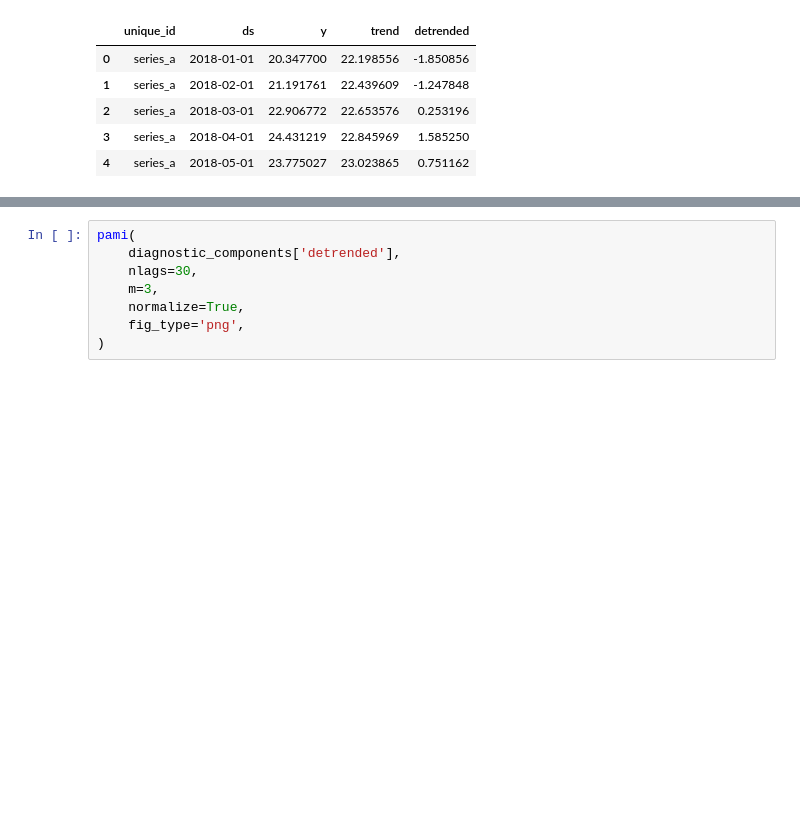
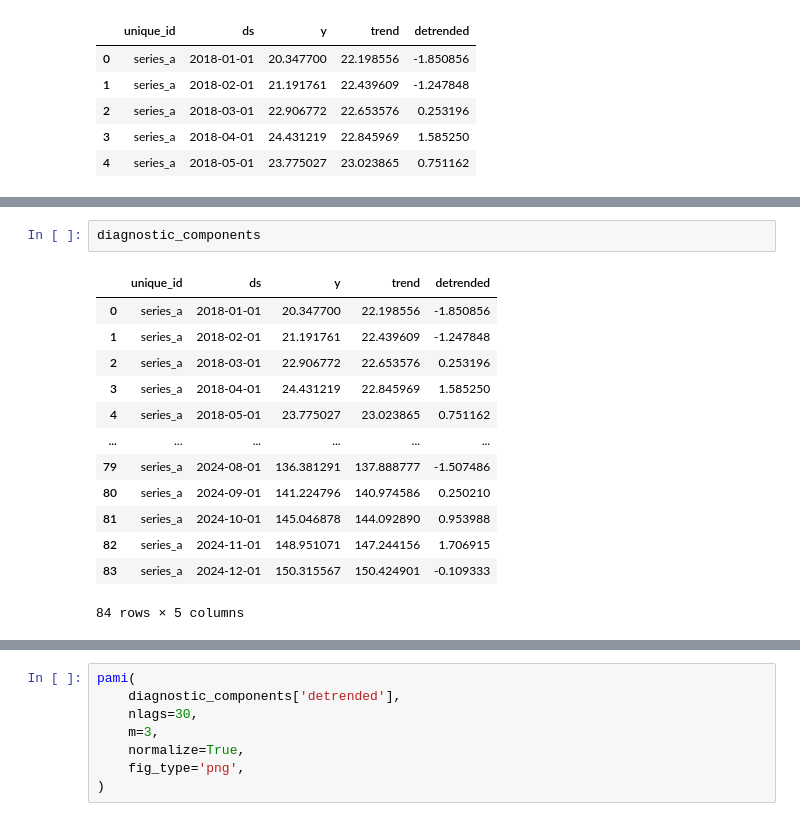
Before and after one commit to heylucasleao/tinyshift, a Jupyter notebook: tinyshift/examples/dtl.ipynb, the cells around one changed output, grey strips where cells are left out. Drawn from its saved outputs; the diff is of its cells as text; blank space fills up the shorter version.

```diff
--- a/tinyshift/examples/dtl.ipynb
+++ b/tinyshift/examples/dtl.ipynb
@@ -91,0 +96,16 @@ stationarity_analysis(
+# %%
+diagnostic_components
+# %% [output]
+|  | unique_id | ds | y | trend | detrended |
+| 0 | series_a | 2018-01-01 | 20.347700 | 22.198556 | -1.850856 |
+| 1 | series_a | 2018-02-01 | 21.191761 | 22.439609 | -1.247848 |
+| 2 | series_a | 2018-03-01 | 22.906772 | 22.653576 | 0.253196 |
+| 3 | series_a | 2018-04-01 | 24.431219 | 22.845969 | 1.585250 |
+| 4 | series_a | 2018-05-01 | 23.775027 | 23.023865 | 0.751162 |
+| ... | ... | ... | ... | ... | ... |
+| 79 | series_a | 2024-08-01 | 136.381291 | 137.888777 | -1.507486 |
+| 80 | series_a | 2024-09-01 | 141.224796 | 140.974586 | 0.250210 |
+| 81 | series_a | 2024-10-01 | 145.046878 | 144.092890 | 0.953988 |
+| 82 | series_a | 2024-11-01 | 148.951071 | 147.244156 | 1.706915 |
+| 83 | series_a | 2024-12-01 | 150.315567 | 150.424901 | -0.109333 |
+84 rows × 5 columns
```
Also changed, not shown: parts of 4 cells of this notebook.
